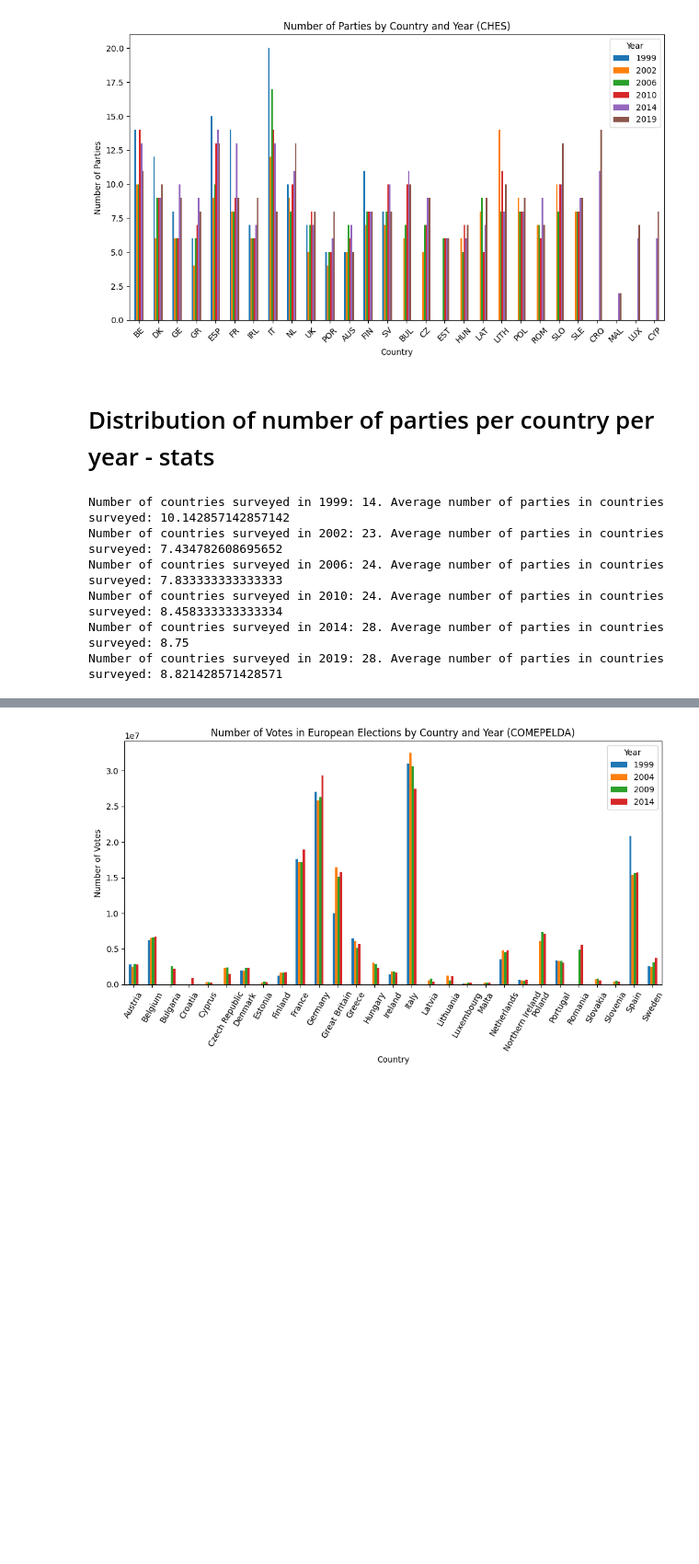
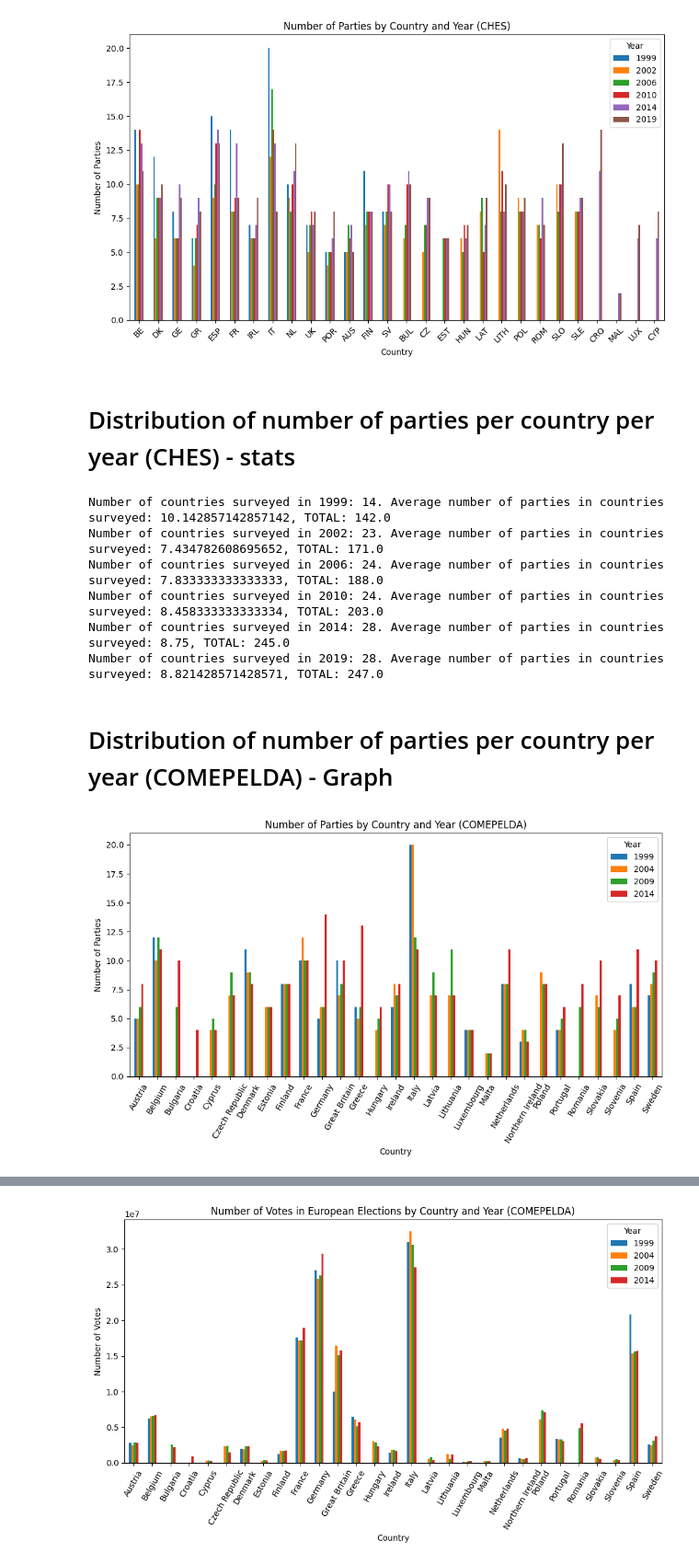
Before and after one commit to Drodriguez-9/european_vote_analysis, a Jupyter notebook: src/data/descriptive_stats.ipynb, the cells around one changed output, grey strips where cells are left out. Shown: that part at 92% size. Saved outputs shown, nothing was run; the diff lists cells and outputs as text; code cells hidden in the pictures; blank space fills up the shorter version.

Commit message:
added distribution of parties in the COMEPELDA dataset

```diff
--- a/src/data/descriptive_stats.ipynb
+++ b/src/data/descriptive_stats.ipynb
@@ -52,18 +52,47 @@ plt.close()
 # %% [output]
 [figure]
 # %% [markdown]
-# Distribution of number of parties per country per year - stats
+# Distribution of number of parties per country per year (CHES) - stats
 # %%
 
 for i in range(len(years)):
     distrib_year = party_nb_peryear_distrib[:,i][party_nb_peryear_distrib[:,i]>1]
     countries_year = len(distrib_year)
     mean_year = np.mean(distrib_year)
-    print("Number of countries surveyed in {:}: {:}. Average number of parties in countries surveyed: {:}".format(years[i],countries_year,mean_year))
+    total_year = sum(distrib_year)
+    print("Number of countries surveyed in {:}: {:}. Average number of parties in countries surveyed: {:}, TOTAL: {:}".format(years[i],countries_year,mean_year, total_year))
 # %% [output]
-Number of countries surveyed in 1999: 14. Average number of parties in countries surveyed: 10.142857142857142
-Number of countries surveyed in 2002: 23. Average number of parties in countries surveyed: 7.434782608695652
-Number of countries surveyed in 2006: 24. Average number of parties in countries surveyed: 7.833333333333333
-Number of countries surveyed in 2010: 24. Average number of parties in countries surveyed: 8.458333333333334
-Number of countries surveyed in 2014: 28. Average number of parties in countries surveyed: 8.75
-Number of countries surveyed in 2019: 28. Average number of parties in countries surveyed: 8.821428571428571
+Number of countries surveyed in 1999: 14. Average number of parties in countries surveyed: 10.142857142857142, TOTAL: 142.0
+Number of countries surveyed in 2002: 23. Average number of parties in countries surveyed: 7.434782608695652, TOTAL: 171.0
+Number of countries surveyed in 2006: 24. Average number of parties in countries surveyed: 7.833333333333333, TOTAL: 188.0
+Number of countries surveyed in 2010: 24. Average number of parties in countries surveyed: 8.458333333333334, TOTAL: 203.0
+Number of countries surveyed in 2014: 28. Average number of parties in countries surveyed: 8.75, TOTAL: 245.0
+Number of countries surveyed in 2019: 28. Average number of parties in countries surveyed: 8.821428571428571, TOTAL: 247.0
+# %% [markdown]
+# Distribution of number of parties per country per year (COMEPELDA) - Graph
+# %%
+country_names = (data_european['cName'].unique())
+years = data_european["ElYear"].unique()[:4] #ignore non EP elections
+#cValid = nb pf votes in country in year
+
+eu_parties_nb_peryear_distrib = np.empty([country_names.size,years.size])
+
+for i in range(len(country_names)):
+    country = country_names[i]
+    for j in range(len(years)):
+        year = years[j]
+        count_parties = len(data_european[(data_european['cName']==country) & (data_european['ElYear']==year)]["pName"].unique())
+        eu_parties_nb_peryear_distrib[i][j] = count_parties
+        #print("In {:}, for country {:}, there are {:} distinct parties.".format(year, country_dic.get(country),count_parties))
+
+pd.DataFrame(eu_parties_nb_peryear_distrib).plot(kind='bar', figsize=(10, 6))
+plt.title('Number of Parties by Country and Year (COMEPELDA)')
+plt.xlabel('Country')
+plt.ylabel('Number of Parties')
+plt.legend(years,title='Year')
+plt.xticks(np.arange(len(country_names)),country_names,rotation=60)
+plt.tight_layout()
+plt.show()
+plt.close()
+# %% [output]
+[figure, added]
```
Also changed, not shown: parts of 5 cells of this notebook.
